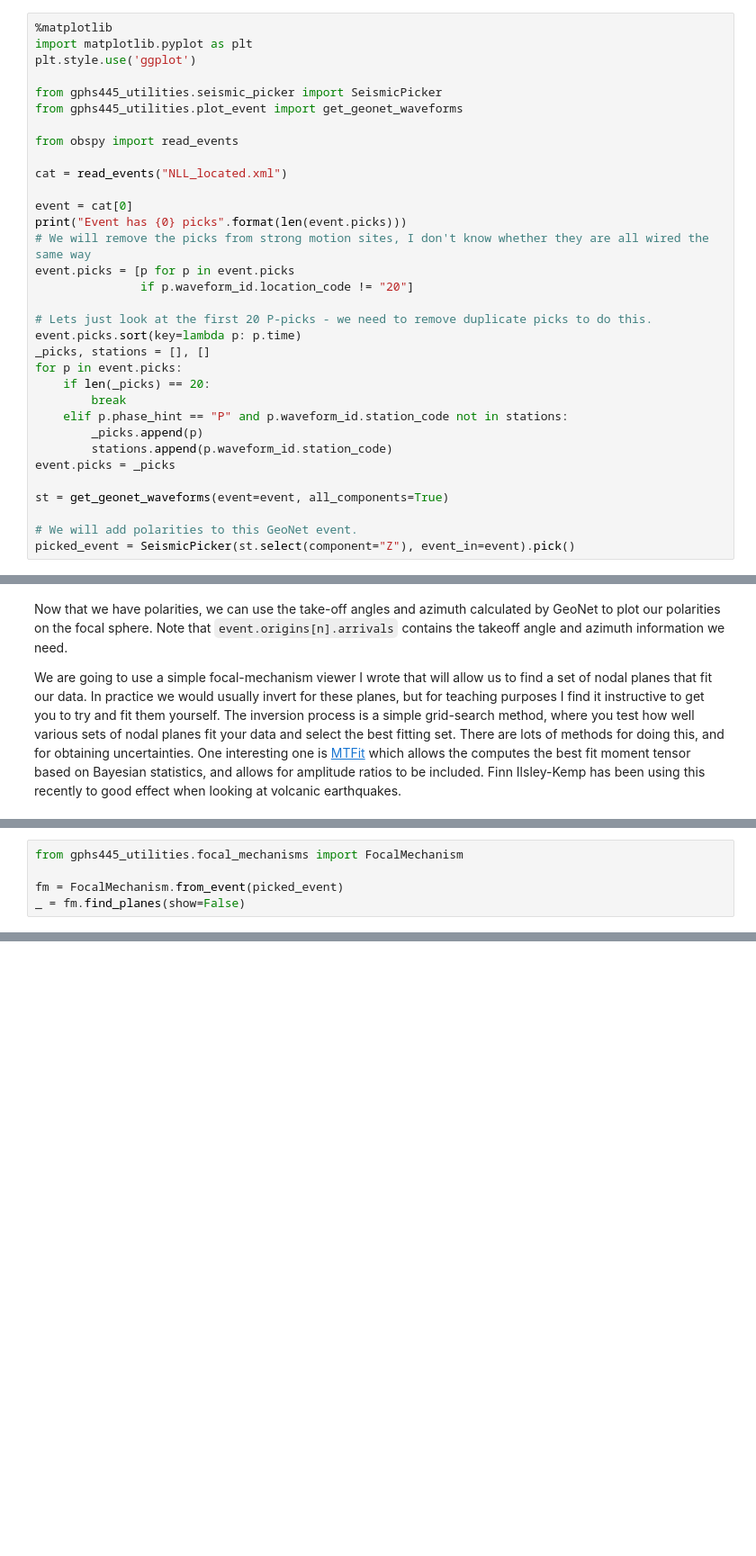
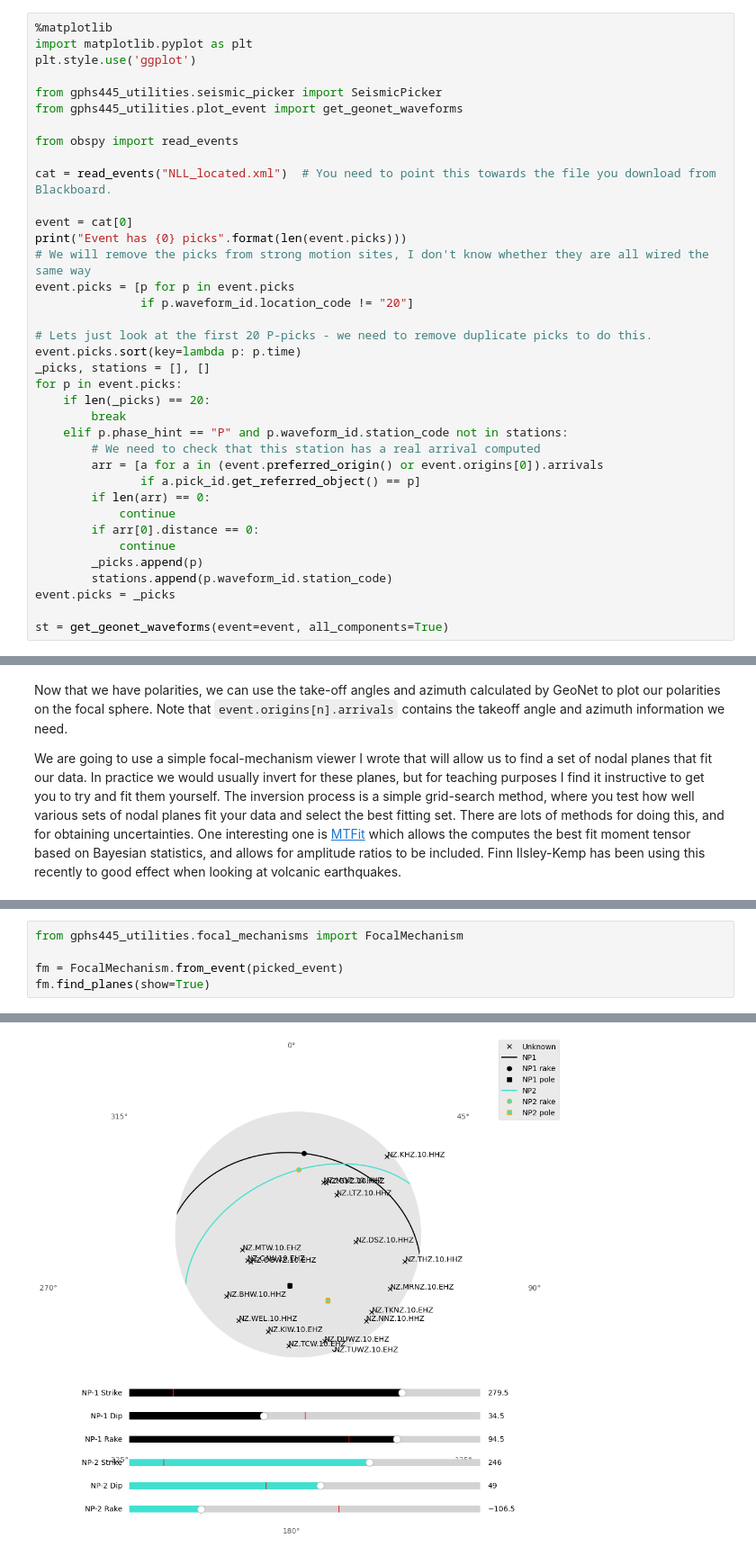
Before and after one commit to calum-chamberlain/GPHS445_notebooks, a Jupyter notebook: 5_Magnitudes_and_focal_mechanisms.ipynb, the cells around one changed output, grey strips where cells are left out. Shown at 90% size. Saved outputs shown, nothing was run; the diff lists cells and outputs as text; blank space fills up the shorter version.

```diff
--- a/5_Magnitudes_and_focal_mechanisms.ipynb
+++ b/5_Magnitudes_and_focal_mechanisms.ipynb
@@ -447,7 +439,7 @@ from gphs445_utilities.plot_event import get_geonet_waveforms
 
 from obspy import read_events
 
-cat = read_events("NLL_located.xml")
+cat = read_events("NLL_located.xml")  # You need to point this towards the file you download from Blackboard.
 
 event = cat[0]
 print("Event has {0} picks".format(len(event.picks)))
@@ -462,12 +454,16 @@ for p in event.picks:
     if len(_picks) == 20:
         break
     elif p.phase_hint == "P" and p.waveform_id.station_code not in stations:
+        # We need to check that this station has a real arrival computed
+        arr = [a for a in (event.preferred_origin() or event.origins[0]).arrivals
+               if a.pick_id.get_referred_object() == p]
+        if len(arr) == 0:
+            continue
+        if arr[0].distance == 0:
+            continue
         _picks.append(p)
         stations.append(p.waveform_id.station_code)
 event.picks = _picks
 
 st = get_geonet_waveforms(event=event, all_components=True)
-
-# We will add polarities to this GeoNet event.
-picked_event = SeismicPicker(st.select(component="Z"), event_in=event).pick()
 # %% [output]
@@ -506,5 +522,5 @@ reload(gphs445_utilities.focal_mechanisms)
 from gphs445_utilities.focal_mechanisms import FocalMechanism
 
 fm = FocalMechanism.from_event(picked_event)
-_ = fm.find_planes(show=False)
+fm.find_planes(show=True)
 # %% [output]
@@ -527,0 +544 @@ Found polarity of negative for NZ.WEL.10.HHZ
+[figure, added]
```
Also changed, not shown: parts of 19 cells of this notebook, 3 other files.
